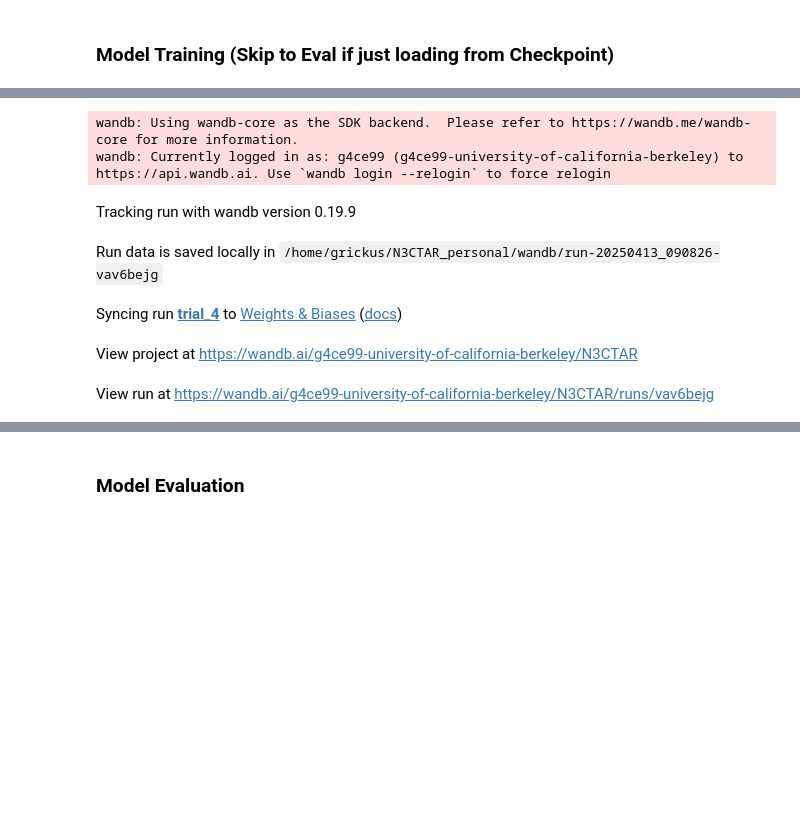
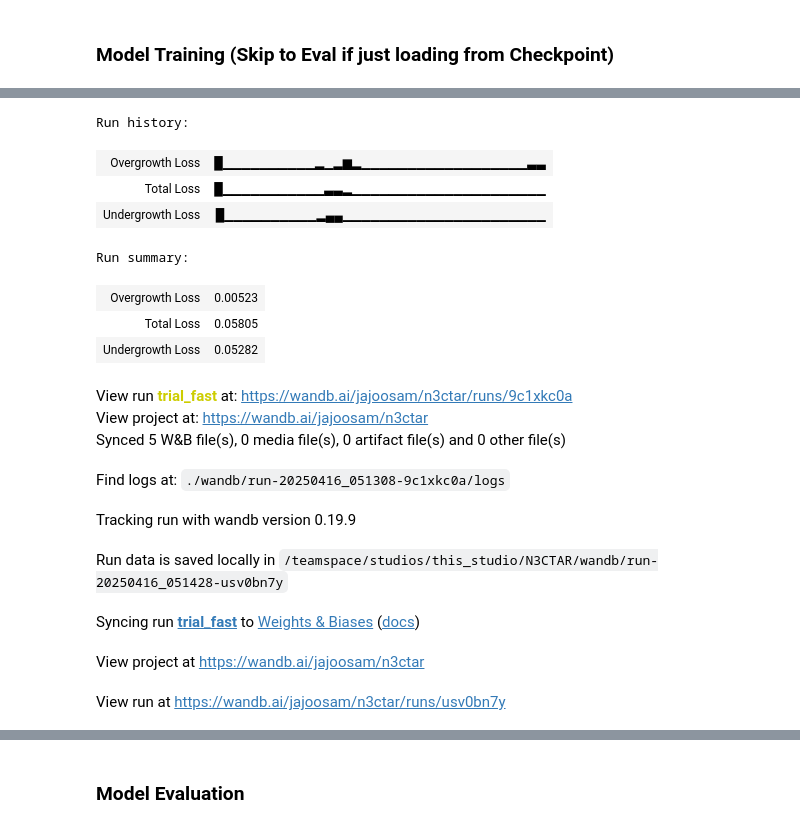
Before and after one commit to G4ce99/N3CTAR, a Jupyter notebook: model.ipynb, the cells around one changed output, grey strips where cells are left out. Drawn from its saved outputs; the diff is of its cells as text; code cells hidden in the pictures; blank space fills up the shorter version.

```diff
--- a/model.ipynb
+++ b/model.ipynb
@@ -123,19 +107,19 @@ class NCA(nn.Module):
         loss = undergrowth_loss + overgrowth_loss
         return loss, undergrowth_loss, overgrowth_loss
 # %%
-model_name = "trial_4"
+model_name = "trial_fast"
 
 batch_size = 8
 input_channels = 16
 learn_seed = True
 seed_std = 0.05
 update_prob = 0.9 # 0.75
-over_to_under_penalty = 2
+over_to_under_penalty = 1
 
 epochs = 10000
 min_iter, max_iter = 48, 64 # 96, 128
-learning_rate = 5e-4
-weight_decay = 1e-4
+learning_rate = 2e-4
+weight_decay = 0
 
 model = NCA(input_channels,
             environment_size,
@@ -146,3 +130,12 @@ model = NCA(input_channels,
 model.to(device)
 
 optimizer = torch.optim.AdamW(model.parameters(), lr=learning_rate, weight_decay=weight_decay)
+
+def init_weights(m):
+    if isinstance(m, nn.Conv3d):
+        nn.init.kaiming_normal_(m.weight, mode='fan_out', nonlinearity='relu')
+        m.weight.data *= 0.1
+        if m.bias is not None:
+            nn.init.constant_(m.bias, 0)
+
+model.apply(init_weights)
@@ -152,7 +152,7 @@ optimizer = torch.optim.AdamW(model.parameters(), lr=learning_rate, weight_decay
 wandb_log = True
 
 if wandb_log:
-    project_name = "N3CTAR"
+    project_name = "n3ctar"
     run_name = model_name
     wandb_run = wandb.init(project=project_name, name=run_name)
 # %% [output]
@@ -159,9 +160,19 @@ if wandb_log:
-wandb: Using wandb-core as the SDK backend.  Please refer to https://wandb.me/wandb-core for more information.
-wandb: Currently logged in as: g4ce99 (g4ce99-university-of-california-berkeley) to https://api.wandb.ai. Use `wandb login --relogin` to force relogin
+Run history:
+| Overgrowth Loss | █▁▁▁▁▁▁▁▁▁▁▂▁▂▆▂▁▁▁▁▁▁▁▁▁▁▁▁▁▁▁▁▁▁▃▃ |
+| Total Loss | █▁▁▁▁▁▁▁▁▁▁▁▃▃▂▁▁▁▁▁▁▁▁▁▁▁▁▁▁▁▁▁▁▁▁▁ |
+| Undergrowth Loss | █▁▁▁▁▁▁▁▁▁▁▂▄▄▁▁▁▁▁▁▁▁▁▁▁▁▁▁▁▁▁▁▁▁▁▁ |
+Run summary:
+| Overgrowth Loss | 0.00523 |
+| Total Loss | 0.05805 |
+| Undergrowth Loss | 0.05282 |
-Tracking run with wandb version 0.19.9
+View run trial_fast at: https://wandb.ai/jajoosam/n3ctar/runs/9c1xkc0a
+View project at: https://wandb.ai/jajoosam/n3ctar
+Synced 5 W&B file(s), 0 media file(s), 0 artifact file(s) and 0 other file(s)
-Run data is saved locally in /home/grickus/N3CTAR_personal/wandb/run-20250413_090826-vav6bejg
+Find logs at: ./wandb/run-20250416_051308-9c1xkc0a/logs
-Syncing run trial_4 to Weights & Biases (docs)
+Tracking run with wandb version 0.19.9
-View project at https://wandb.ai/g4ce99-university-of-california-berkeley/N3CTAR
+Run data is saved locally in /teamspace/studios/this_studio/N3CTAR/wandb/run-20250416_051428-usv0bn7y
-View run at https://wandb.ai/g4ce99-university-of-california-berkeley/N3CTAR/runs/vav6bejg
+Syncing run trial_fast to Weights & Biases (docs)
+View project at https://wandb.ai/jajoosam/n3ctar
+View run at https://wandb.ai/jajoosam/n3ctar/runs/usv0bn7y
 # %%
 losses = []
```
Also changed, not shown: parts of 5 cells of this notebook, 1 other file.
